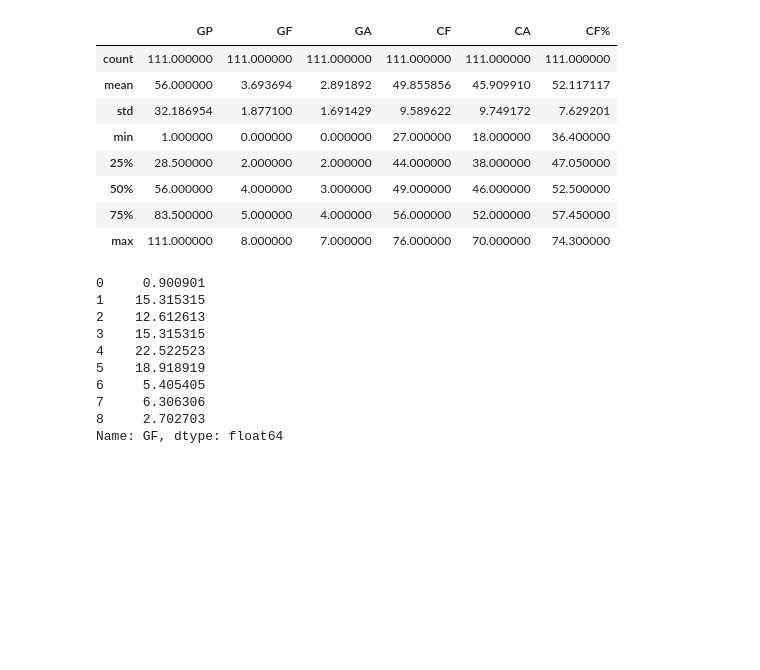
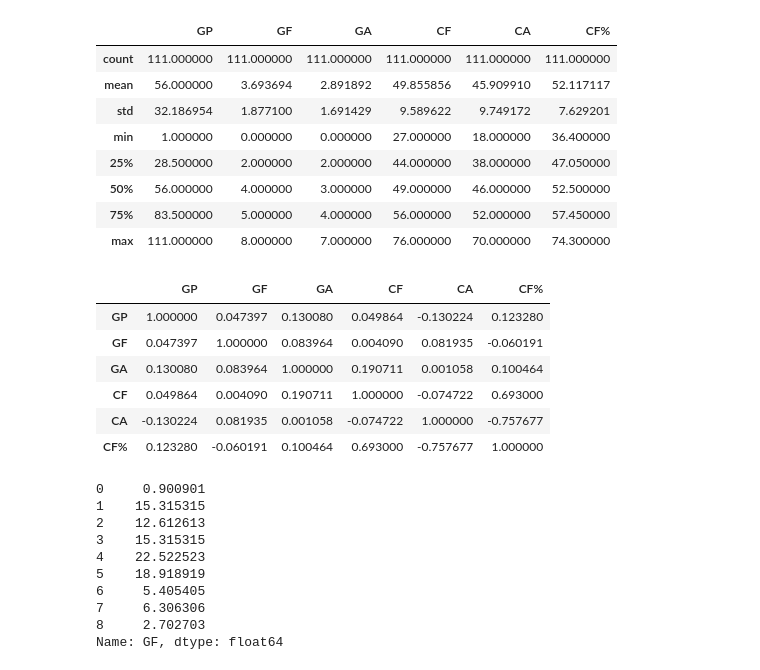
Before and after one commit to pjmeehan/PDA-PROJECT, a Jupyter notebook: PDA Project 2018.ipynb, the cells around one changed output. Cells and saved outputs as stored; diff of their text form; code cells hidden in the pictures; blank space fills up the shorter version.

```diff
--- a/PDA Project 2018.ipynb
+++ b/PDA Project 2018.ipynb
@@ -106,6 +106,16 @@ df.describe()
 | 50% | 56.000000 | 4.000000 | 3.000000 | 49.000000 | 46.000000 | 52.500000 |
 | 75% | 83.500000 | 5.000000 | 4.000000 | 56.000000 | 52.000000 | 57.450000 |
 | max | 111.000000 | 8.000000 | 7.000000 | 76.000000 | 70.000000 | 74.300000 |
+# %%
+df.corr()
+# %% [output]
+|  | GP | GF | GA | CF | CA | CF% |
+| GP | 1.000000 | 0.047397 | 0.130080 | 0.049864 | -0.130224 | 0.123280 |
+| GF | 0.047397 | 1.000000 | 0.083964 | 0.004090 | 0.081935 | -0.060191 |
+| GA | 0.130080 | 0.083964 | 1.000000 | 0.190711 | 0.001058 | 0.100464 |
+| CF | 0.049864 | 0.004090 | 0.190711 | 1.000000 | -0.074722 | 0.693000 |
+| CA | -0.130224 | 0.081935 | 0.001058 | -0.074722 | 1.000000 | -0.757677 |
+| CF% | 0.123280 | -0.060191 | 0.100464 | 0.693000 | -0.757677 | 1.000000 |
 # %%
 df2 = df['GF'].value_counts(normalize=True).sort_index() * 100
 df2
```
